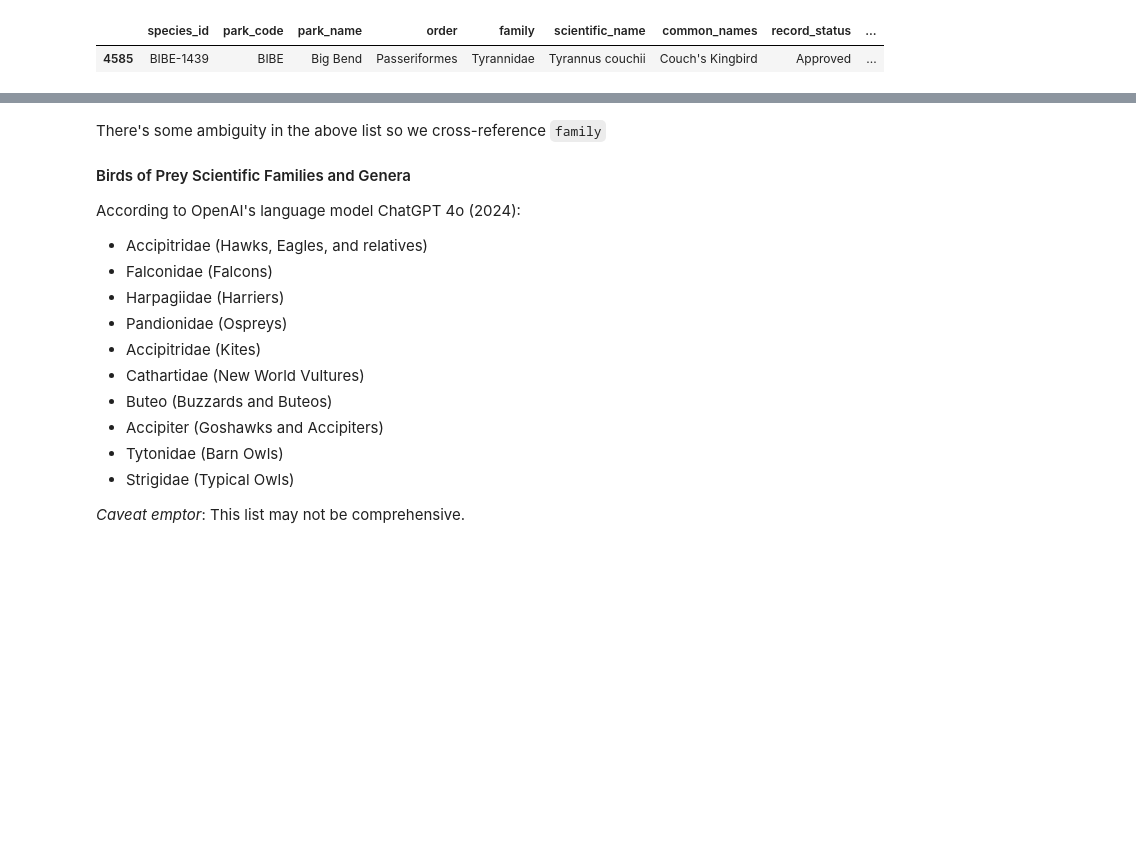
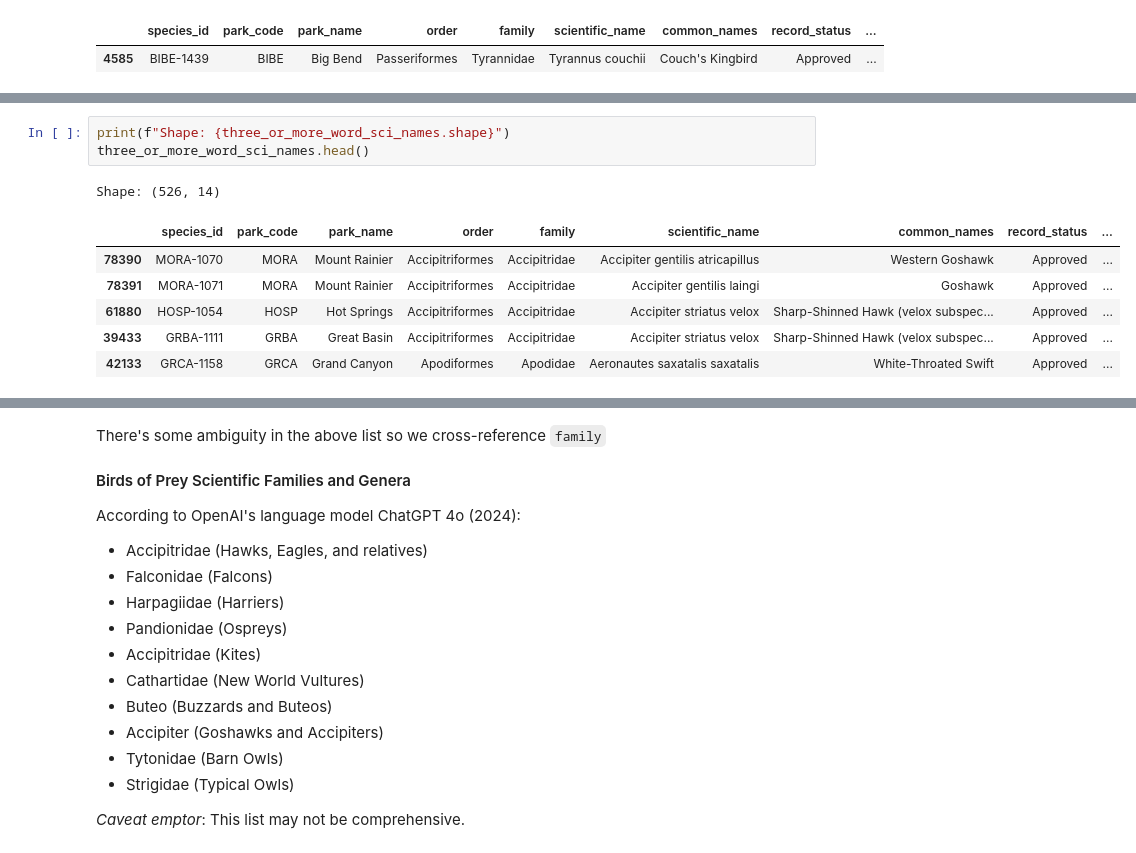
Before and after one commit to pineapple-bois/USNationalParks, a Jupyter notebook: Species.ipynb, the cells around one changed output, grey strips where cells are left out. Saved outputs shown, nothing was run; the diff lists cells and outputs as text; blank space fills up the shorter version.

```diff
--- a/Species.ipynb
+++ b/Species.ipynb
@@ -1214,0 +1267,11 @@ tyrannus2
+# %%
+print(f"Shape: {three_or_more_word_sci_names.shape}")
+three_or_more_word_sci_names.head()
+# %% [output]
+Shape: (526, 14)
+|  | species_id | park_code | park_name | order | family | scientific_name | common_names | record_status | ... |
+| 78390 | MORA-1070 | MORA | Mount Rainier | Accipitriformes | Accipitridae | Accipiter gentilis atricapillus | Western Goshawk | Approved | ... |
+| 78391 | MORA-1071 | MORA | Mount Rainier | Accipitriformes | Accipitridae | Accipiter gentilis laingi | Goshawk | Approved | ... |
+| 61880 | HOSP-1054 | HOSP | Hot Springs | Accipitriformes | Accipitridae | Accipiter striatus velox | Sharp-Shinned Hawk (velox subspec... | Approved | ... |
+| 39433 | GRBA-1111 | GRBA | Great Basin | Accipitriformes | Accipitridae | Accipiter striatus velox | Sharp-Shinned Hawk (velox subspec... | Approved | ... |
+| 42133 | GRCA-1158 | GRCA | Grand Canyon | Apodiformes | Apodidae | Aeronautes saxatalis saxatalis | White-Throated Swift | Approved | ... |
```
Also changed, not shown: parts of 95 cells of this notebook.
